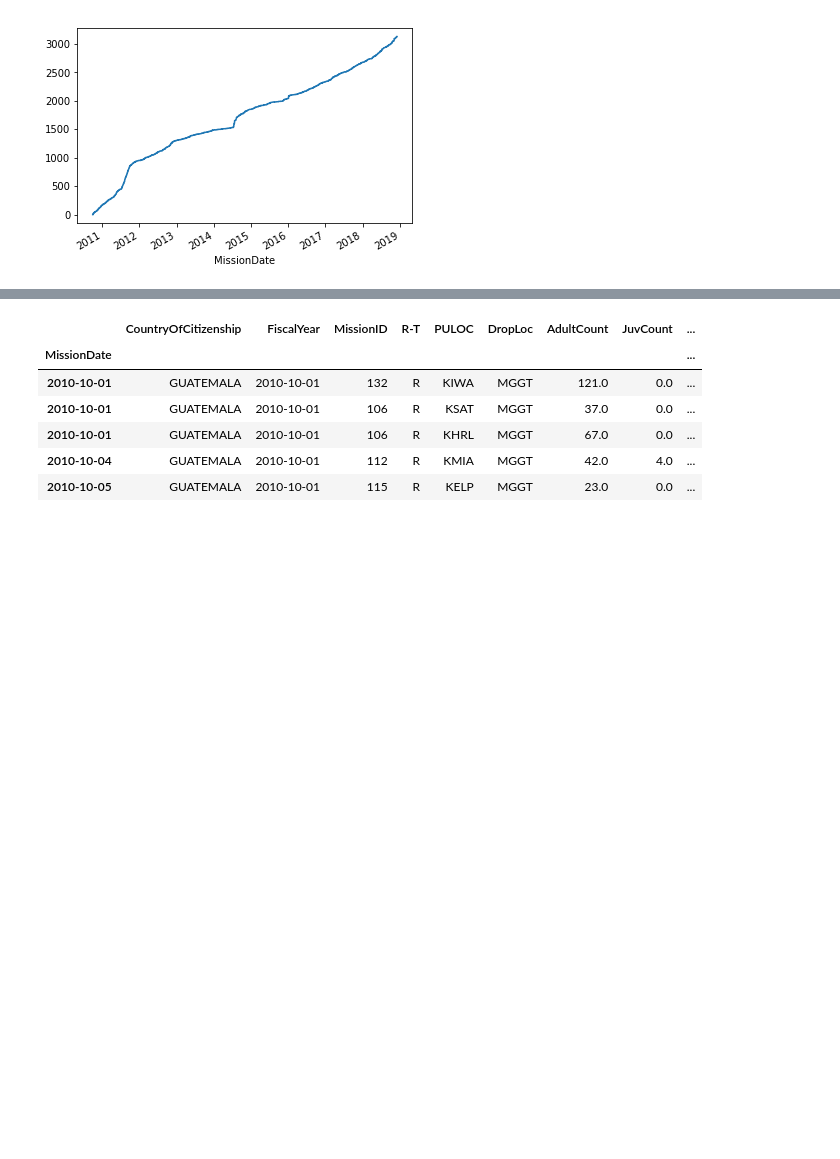
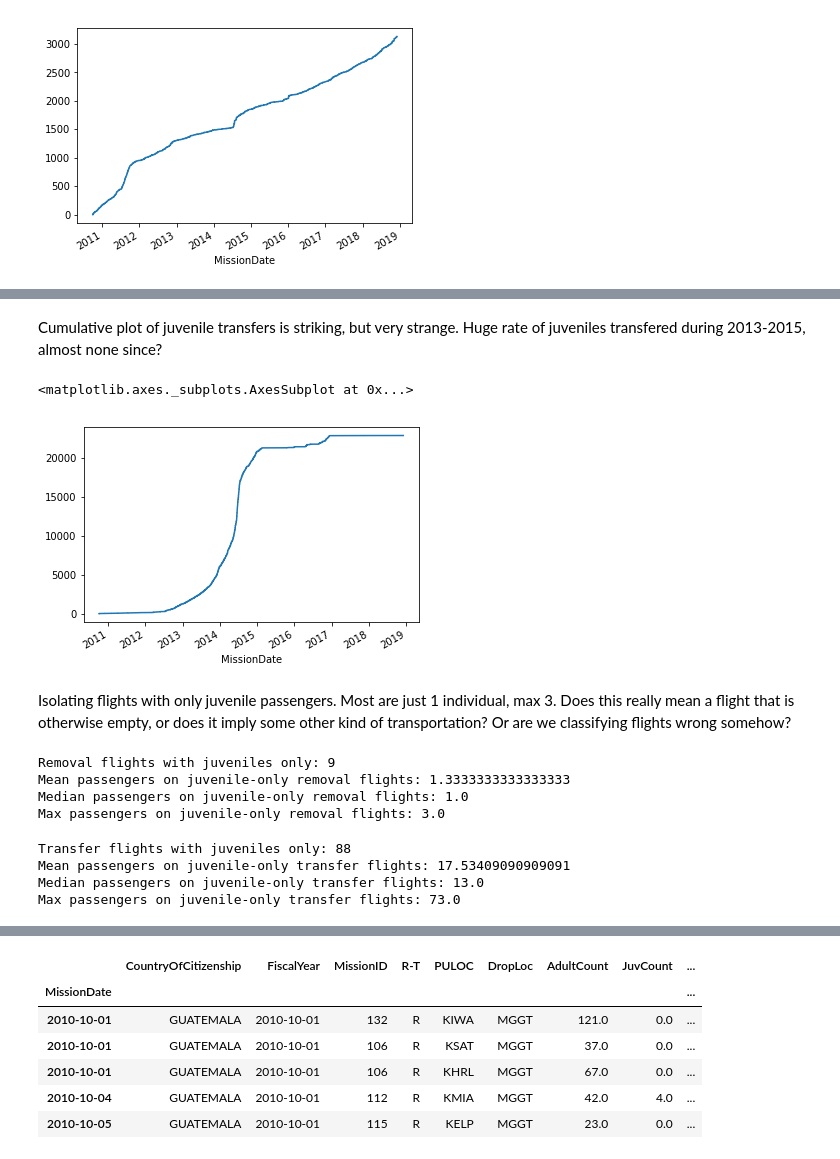
Before and after one commit to UWCHR/ice-air, a Jupyter notebook: analyze/note/juveniles.ipynb, the cells around one changed output, grey strips where cells are left out. Saved outputs shown, nothing was run; the diff lists cells and outputs as text; code cells hidden in the pictures; blank space fills up the shorter version.

```diff
--- a/analyze/note/juveniles.ipynb
+++ b/analyze/note/juveniles.ipynb
@@ -152,4 +133,33 @@ tt['JuvCount'].plot()
+# %% [markdown]
+Cumulative plot of juvenile transfers is striking, but very strange. Huge rate of juveniles transfered during 2013-2015, almost none since?
+# %%
+tt['JuvCount'].cumsum().plot()
+# %% [output]
+<matplotlib.axes._subplots.AxesSubplot at 0x...>
+[figure, added]
+# %% [markdown]
+Isolating flights with only juvenile passengers. Most are just 1 individual, max 3. Does this really mean a flight that is otherwise empty, or does it imply some other kind of transportation? Or are we classifying flights wrong somehow?
 # %%
 all_juv_transfers = tt[tt['JuvPercent'] == 1]
 all_juv_removals = tr[tr['JuvPercent'] == 1]
+# %%
+print(f"Removal flights with juveniles only: {len(all_juv_removals)}")
+print(f"Mean passengers on juvenile-only removal flights: {all_juv_removals['JuvCount'].mean()}")
+print(f"Median passengers on juvenile-only removal flights: {all_juv_removals['JuvCount'].median()}")
+print(f"Max passengers on juvenile-only removal flights: {all_juv_removals['JuvCount'].max()}")
+# %% [output]
+Removal flights with juveniles only: 9
+Mean passengers on juvenile-only removal flights: 1.3333333333333333
+Median passengers on juvenile-only removal flights: 1.0
+Max passengers on juvenile-only removal flights: 3.0
+# %%
+print(f"Transfer flights with juveniles only: {len(all_juv_transfers)}")
+print(f"Mean passengers on juvenile-only transfer flights: {all_juv_transfers['JuvCount'].mean()}")
+print(f"Median passengers on juvenile-only transfer flights: {all_juv_transfers['JuvCount'].median()}")
+print(f"Max passengers on juvenile-only transfer flights: {all_juv_transfers['JuvCount'].max()}")
+# %% [output]
+Transfer flights with juveniles only: 88
+Mean passengers on juvenile-only transfer flights: 17.53409090909091
+Median passengers on juvenile-only transfer flights: 13.0
+Max passengers on juvenile-only transfer flights: 73.0
 # %%
```
Also changed, not shown: parts of 70 cells of this notebook.
